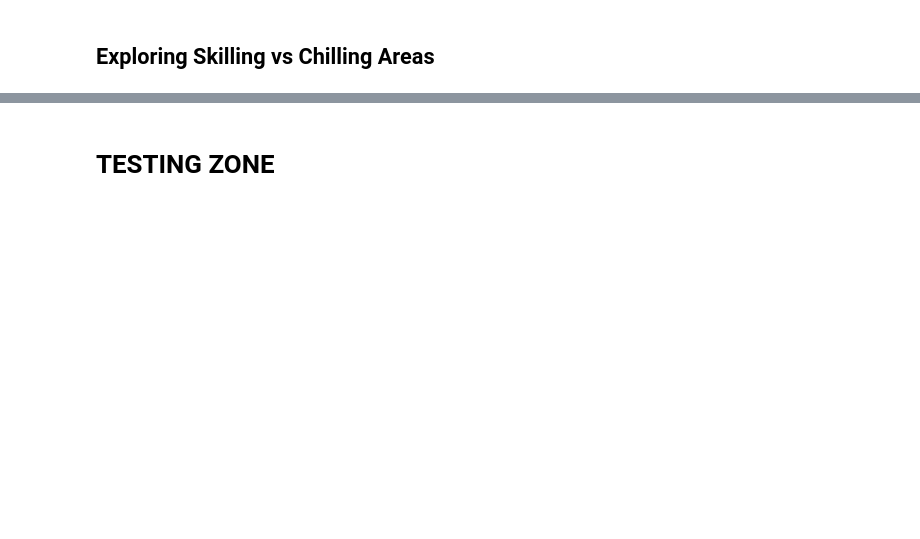
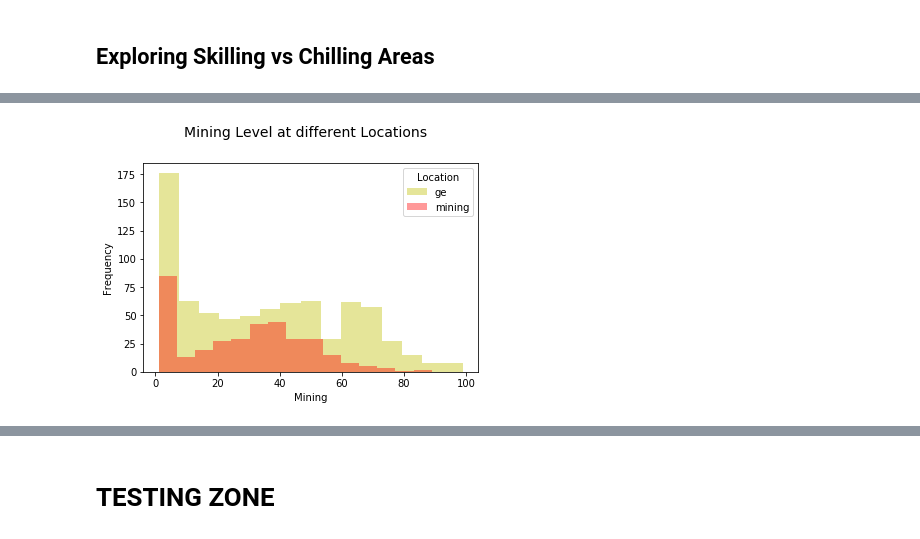
Before and after one commit to chriskok/BotClassification-OSRS, a Jupyter notebook: EDA.ipynb, the cells around one changed output, grey strips where cells are left out. Drawn from its saved outputs; the diff is of its cells as text; code cells hidden in the pictures; blank space fills up the shorter version.

```diff
--- a/EDA.ipynb
+++ b/EDA.ipynb
@@ -111,7 +122,7 @@ pc = parallel_coordinates(final_df, 'Location')
 skill_areas = ["woodcutting", "attack", "mining", "fishing"]
 chill_areas = ["ge", "lumbridge"]
 
-split_df = player_df.loc[player_df['Location'] == 'ge' || player_df['Location'] == 'mining']
+split_df = player_df.loc[player_df['Location'].isin(['mining', 'ge'])]
 print(split_df.shape)
 
 # Using multiple Histograms
@@ -122,7 +133,7 @@ ax = fig.add_subplot(1,1, 1)
 ax.set_xlabel("Mining Level")
 ax.set_ylabel("Frequency")
 
-g = sns.FacetGrid(split_df, hue='wine_type', palette={"red": "r", "white": "y"})
+g = sns.FacetGrid(split_df, hue='Location', palette={"mining": "r", "ge": "y"})
 g.map(sns.distplot, 'Mining', kde=False, bins=15, ax=ax)
 ax.legend(title='Location')
 plt.close(2)
@@ -130,0 +142 @@ SyntaxError: invalid syntax (<ipython-input-10-4e00e299998e>, line 4)
+[figure, added]
```
Also changed, not shown: parts of 6 cells of this notebook.
